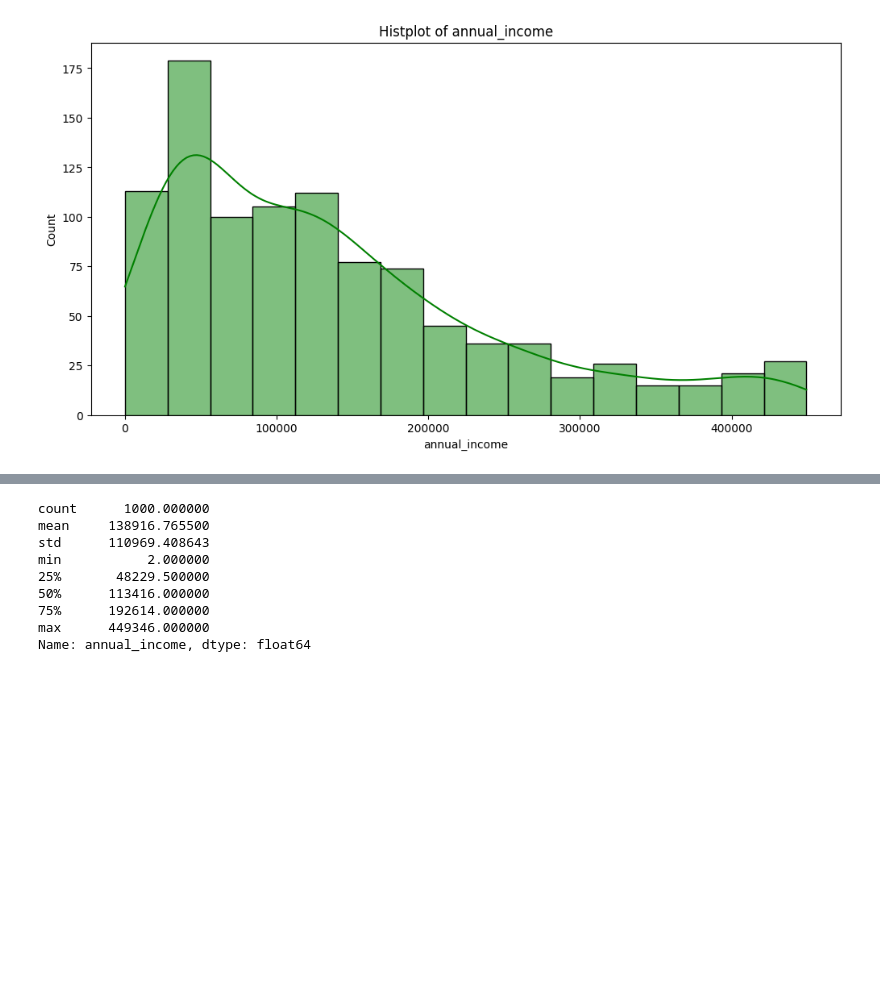
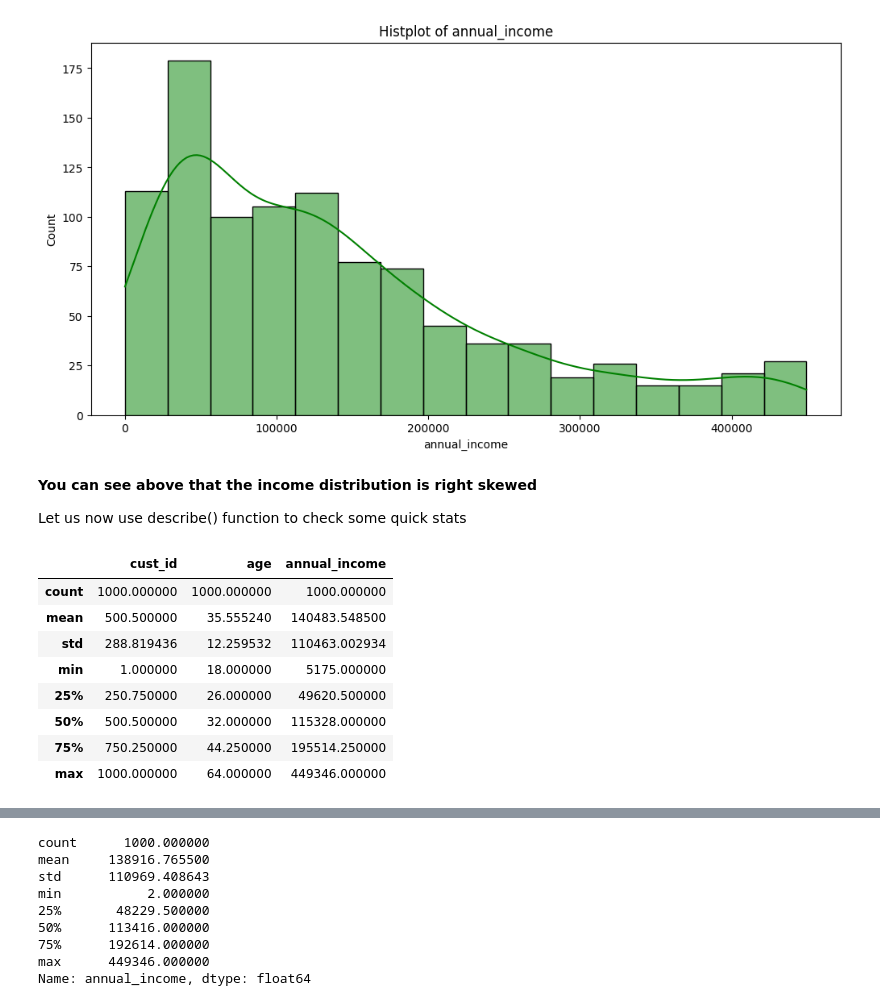
Before and after one commit to imabuzerdatascience/Atli_Bank_credit_card_project, a Jupyter notebook: Credit_card_project.ipynb, the cells around one changed output, grey strips where cells are left out. Cells and saved outputs as stored; diff of their text form; code cells hidden in the pictures; blank space fills up the shorter version.

```diff
--- a/Credit_card_project.ipynb
+++ b/Credit_card_project.ipynb
@@ -160,3 +184,19 @@ plt.title("Histplot of annual_income")
 plt.show()
 # %% [output]
 [figure]
+# %% [markdown]
+**You can see above that the income distribution is right skewed**
+
+Let us now use describe() function to check some quick stats
+# %%
+df_cust.describe()
+# %% [output]
+|  | cust_id | age | annual_income |
+| count | 1000.000000 | 1000.000000 | 1000.000000 |
+| mean | 500.500000 | 35.555240 | 140483.548500 |
+| std | 288.819436 | 12.259532 | 110463.002934 |
+| min | 1.000000 | 18.000000 | 5175.000000 |
+| 25% | 250.750000 | 26.000000 | 49620.500000 |
+| 50% | 500.500000 | 32.000000 | 115328.000000 |
+| 75% | 750.250000 | 44.250000 | 195514.250000 |
+| max | 1000.000000 | 64.000000 | 449346.000000 |
```
Also changed, not shown: parts of 20 cells of this notebook.
